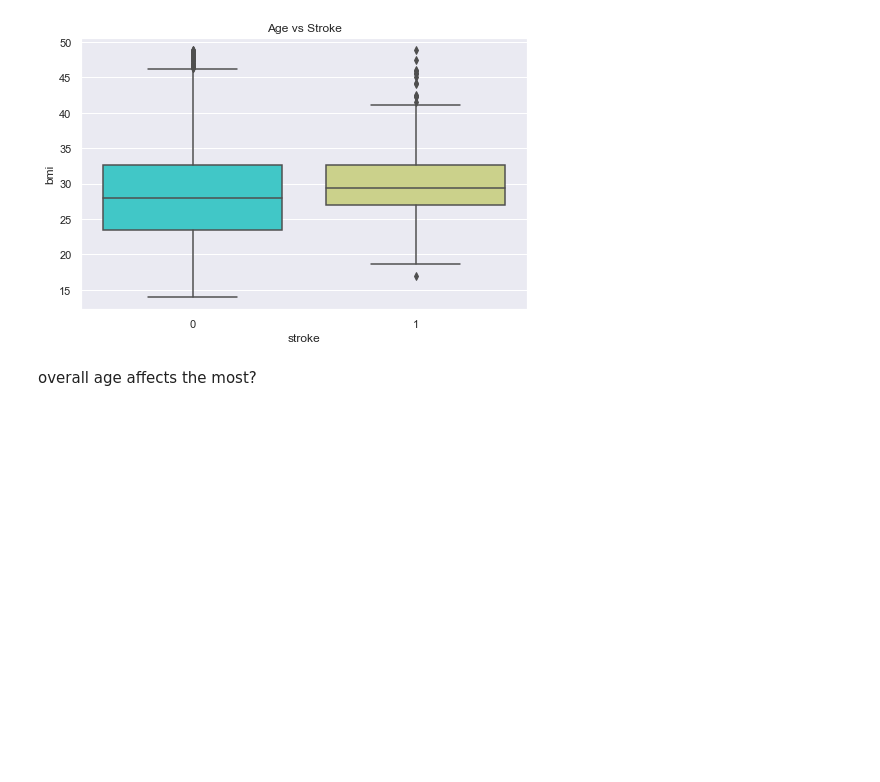
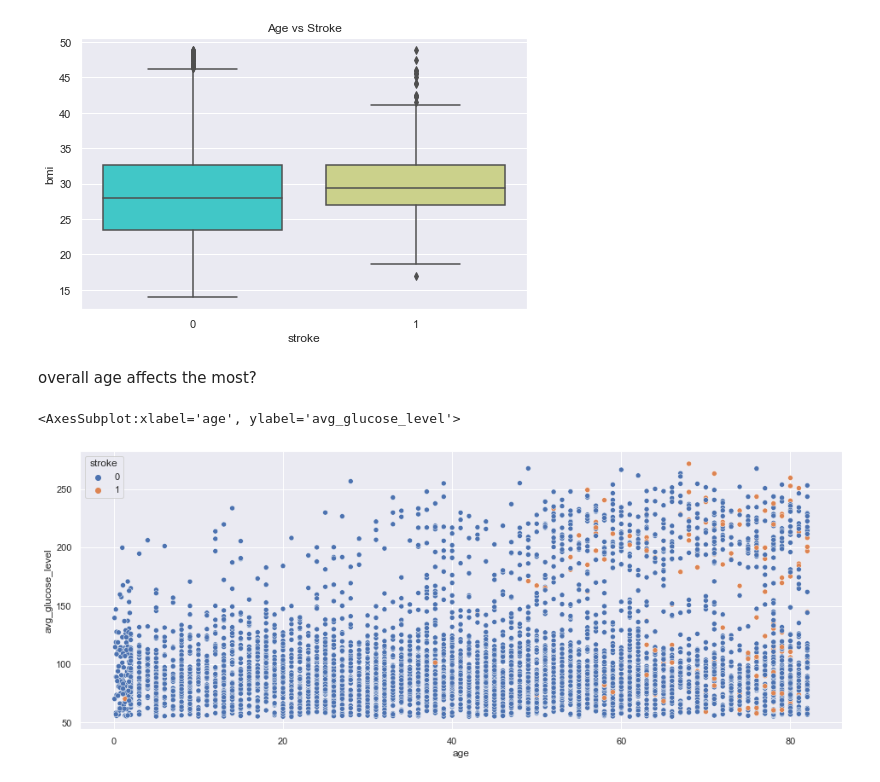
Before and after one commit to S-Samiksha/ClusteringAnalysis, a Jupyter notebook: Samiksha Exploratory Analysis .ipynb, the cells around one changed output. Saved outputs shown, nothing was run; the diff lists cells and outputs as text; code cells hidden in the pictures; blank space fills up the shorter version.

```diff
--- a/Samiksha Exploratory Analysis .ipynb
+++ b/Samiksha Exploratory Analysis .ipynb
@@ -82,3 +82,9 @@ Text(0.5, 1.0, 'Age vs Stroke')
 [figure]
 # %% [markdown]
 overall age affects the most?
+# %%
+plt.figure(figsize=(16, 6))
+sb.scatterplot(data=dataset, x="age", y="avg_glucose_level", hue="stroke")
+# %% [output]
+<AxesSubplot:xlabel='age', ylabel='avg_glucose_level'>
+[figure, added]
```
Also changed, not shown: parts of 7 cells of this notebook.
